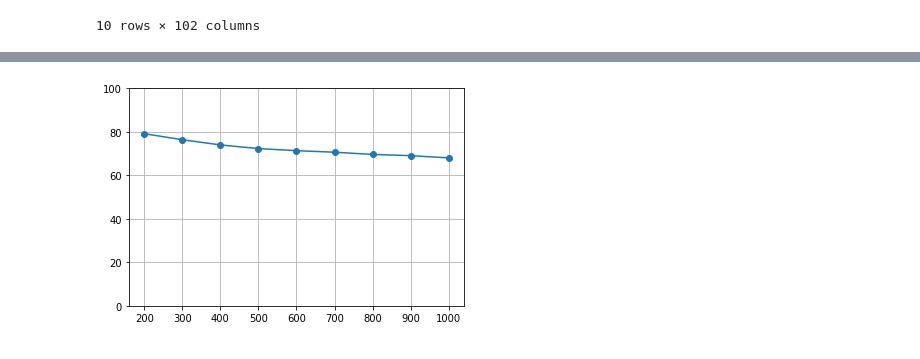
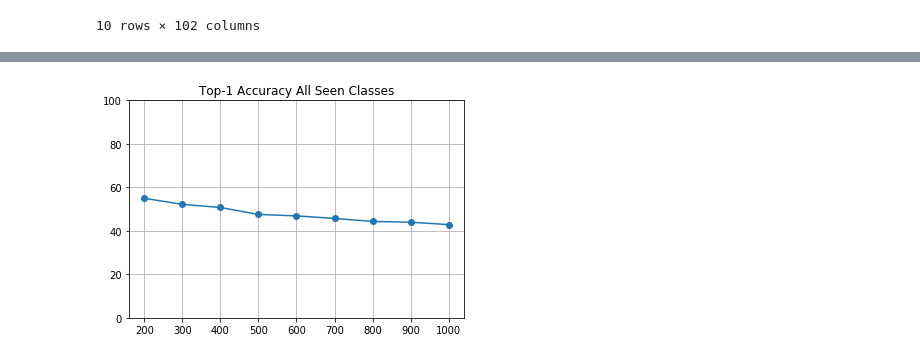
Before and after one commit to lukerbs/REMIND, a Jupyter notebook: image_classification_experiments/model_eval.ipynb, the cells around one changed output, grey strips where cells are left out. Saved outputs shown, nothing was run; the diff lists cells and outputs as text; code cells hidden in the pictures.

Commit message:
fix/add plots

```diff
--- a/image_classification_experiments/model_eval.ipynb
+++ b/image_classification_experiments/model_eval.ipynb
@@ -79,7 +67,9 @@ Name: 1, dtype: float64
 # %%
-plt.plot(num_classes_trained[1:], seen_top5, 'o-')
+# Top-1 accuracy on all seen classes
+plt.plot(num_classes_trained[1:], seen_top1, 'o-')
 plt.ylim([0, 100])
 plt.grid()
+plt.title("Top-1 Accuracy All Seen Classes")
 plt.show()
 # %% [output]
-[figure, old version]
+[figure, new version]
```
Also changed, not shown: parts of 6 cells of this notebook.
